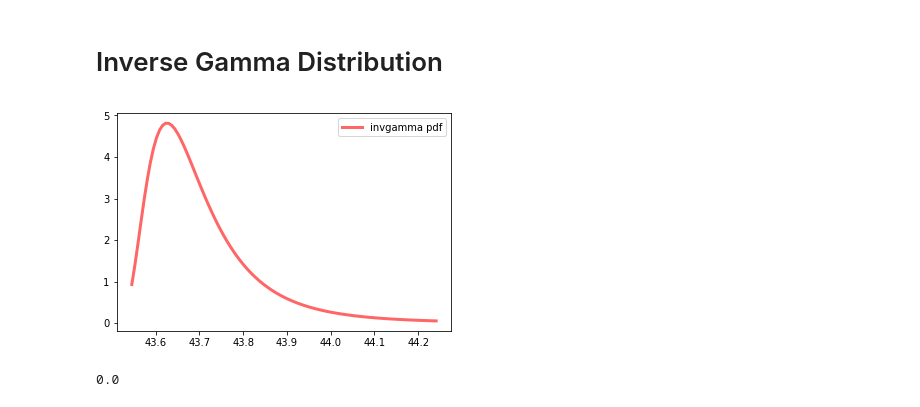
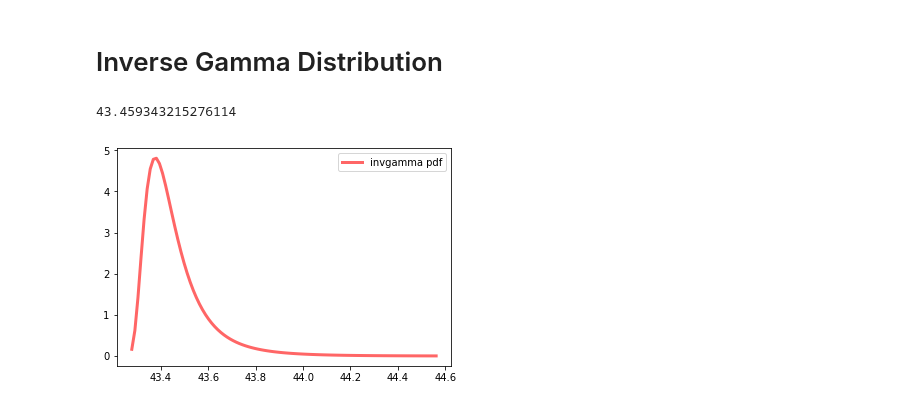
Before and after one commit to ronaldpereira/oriented-project-machine-learning, a Jupyter notebook: poc2/Distribution Density.ipynb, the cells around one changed output. Cells and saved outputs as stored; diff of their text form; code cells hidden in the pictures.

Commit message:
inserted invgamma bugfix and covariance matrix bug

```diff
--- a/poc2/Distribution Density.ipynb
+++ b/poc2/Distribution Density.ipynb
@@ -189,16 +187,16 @@ from scipy.stats import invgamma, invwishart
 # %%
 alpha = 5
 
-inv_gamma_dist = invgamma(alpha, loc=sc.sigma)
+inv_gamma_dist = invgamma(alpha, loc=sc.sigma - 1./(alpha-1))
+# %%
+inv_gamma_dist.mean()
+# %% [output]
+43.459343215276114
 # %%
-x = np.linspace(invgamma.ppf(0.01, alpha, loc=sc.sigma), invgamma.ppf(0.99, alpha, loc=sc.sigma), 100)
+x = np.linspace(inv_gamma_dist.ppf(1e-3), inv_gamma_dist.ppf(1 - 1e-3), 100)
 
 plt.plot(x, inv_gamma_dist.pdf(x), "r-", lw=3, alpha=0.6, label="invgamma pdf")
 plt.legend(loc="best")
 plt.show()
 # %% [output]
-[figure, old version]
+[figure, new version]
-# %%
-inv_gamma_dist.pdf(sc.sigma)
-# %% [output]
-0.0
```
Also changed, not shown: parts of 7 cells of this notebook, 1 other file.
